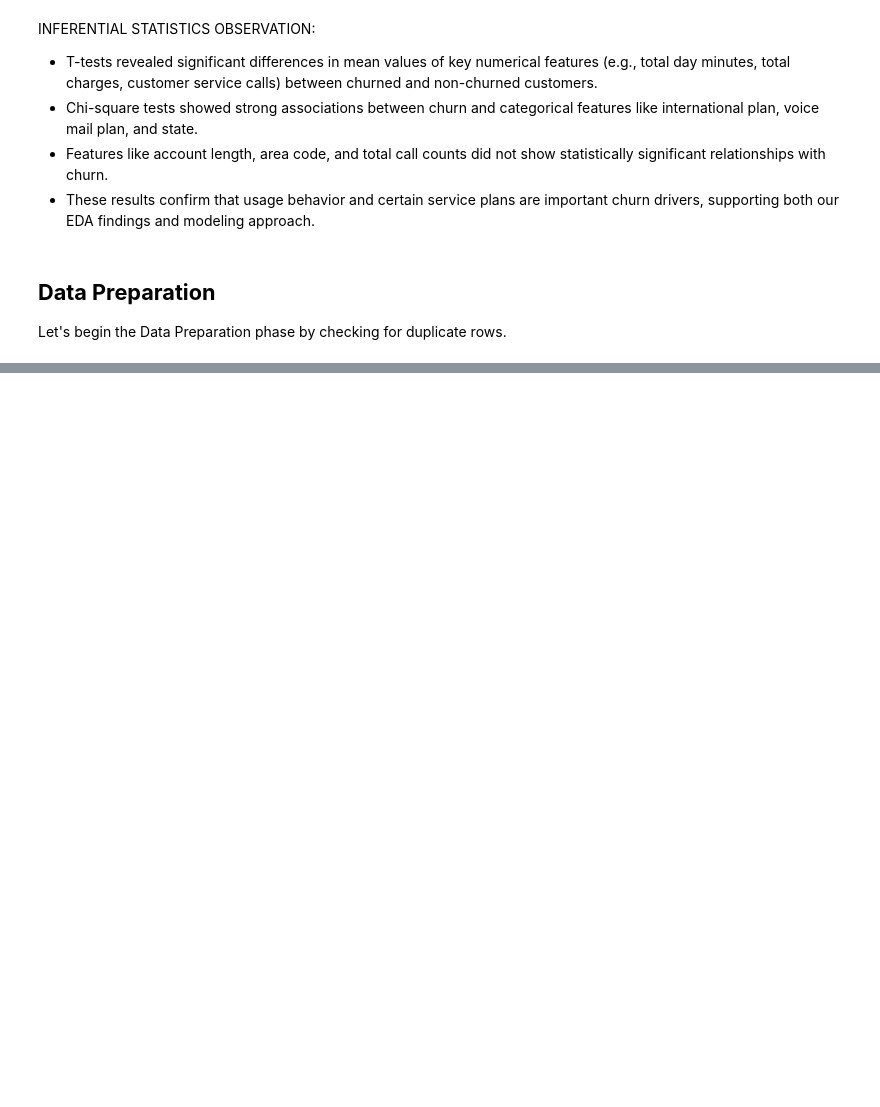
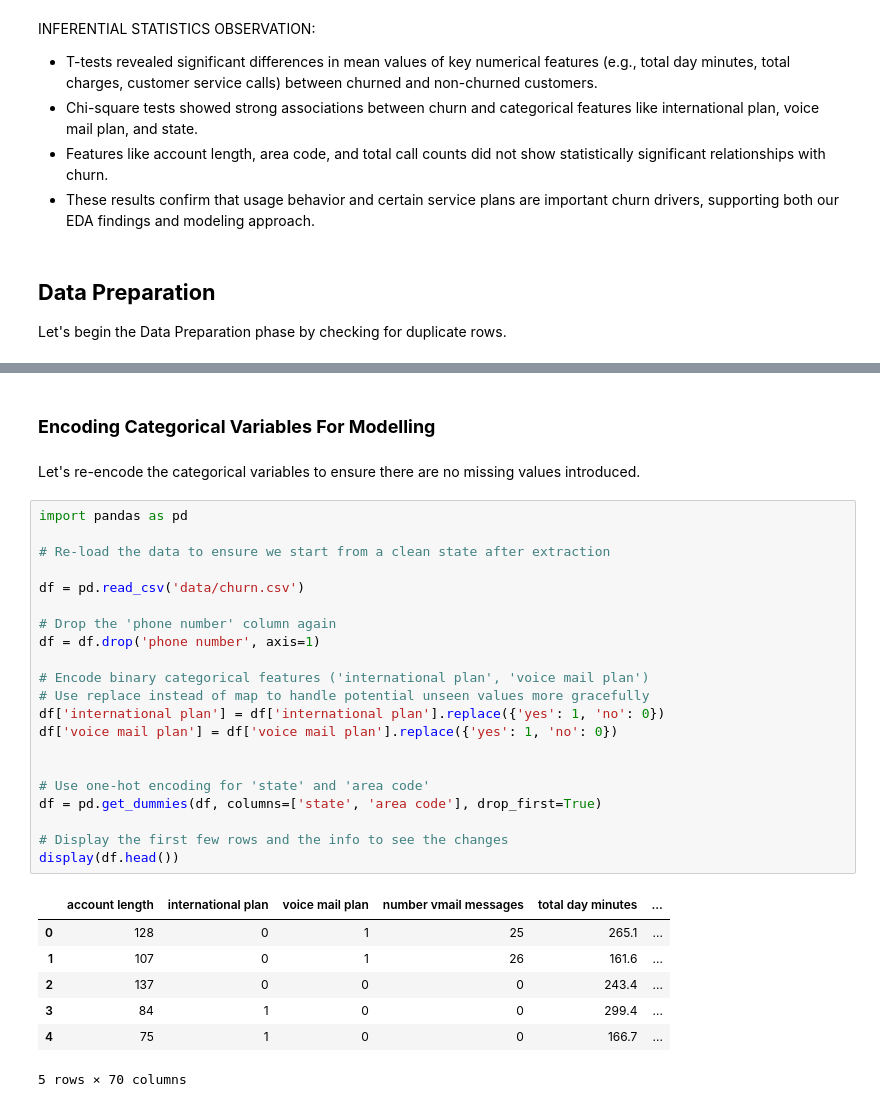
Before and after one commit to Wangui10/syria-tel-churn, a Jupyter notebook: classification_notebook.ipynb, the cells around one changed output, grey strips where cells are left out. Saved outputs shown, nothing was run; the diff lists cells and outputs as text; blank space fills up the shorter version.

Commit message:
Preprocessed data: dropped phone number, encoded binary and multi-category features

```diff
--- a/classification_notebook.ipynb
+++ b/classification_notebook.ipynb
@@ -518,0 +548,33 @@ Let's begin the Data Preparation phase by checking for duplicate rows.
+# %% [markdown]
+### **Encoding Categorical Variables For Modelling**
+# %% [markdown]
+Let's re-encode the categorical variables to ensure there are no missing values introduced.
+# %%
+import pandas as pd
+
+# Re-load the data to ensure we start from a clean state after extraction
+
+df = pd.read_csv('data/churn.csv')
+
+# Drop the 'phone number' column again
+df = df.drop('phone number', axis=1)
+
+# Encode binary categorical features ('international plan', 'voice mail plan')
+# Use replace instead of map to handle potential unseen values more gracefully
+df['international plan'] = df['international plan'].replace({'yes': 1, 'no': 0})
+df['voice mail plan'] = df['voice mail plan'].replace({'yes': 1, 'no': 0})
+
+
+# Use one-hot encoding for 'state' and 'area code'
+df = pd.get_dummies(df, columns=['state', 'area code'], drop_first=True)
+
+# Display the first few rows and the info to see the changes
+display(df.head())
+# %% [output]
+|  | account length | international plan | voice mail plan | number vmail messages | total day minutes | ... |
+| 0 | 128 | 0 | 1 | 25 | 265.1 | ... |
+| 1 | 107 | 0 | 1 | 26 | 161.6 | ... |
+| 2 | 137 | 0 | 0 | 0 | 243.4 | ... |
+| 3 | 84 | 1 | 0 | 0 | 299.4 | ... |
+| 4 | 75 | 1 | 0 | 0 | 166.7 | ... |
+5 rows × 70 columns
```
Also changed, not shown: parts of 3 cells of this notebook.
